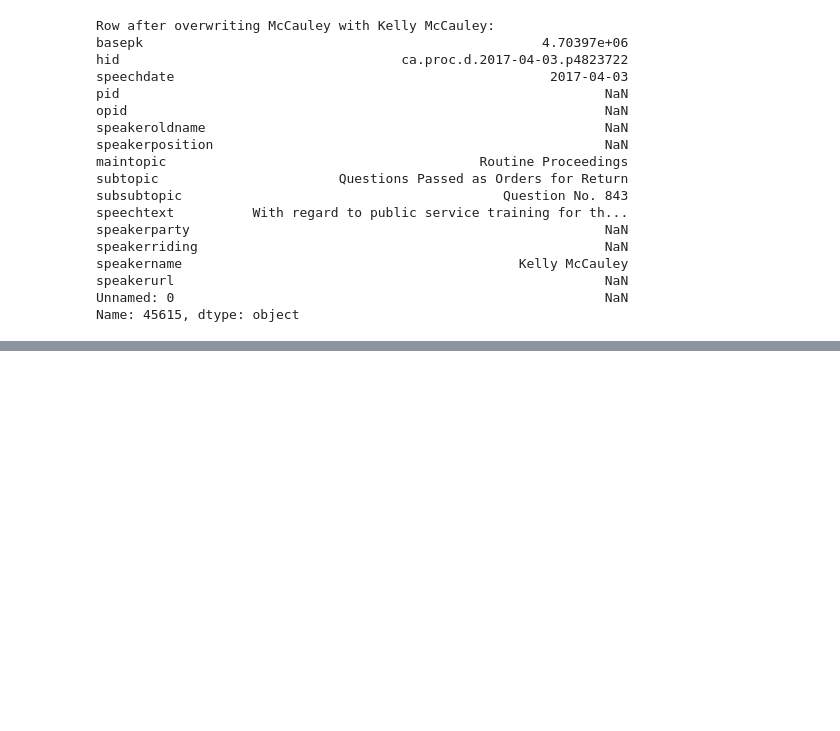
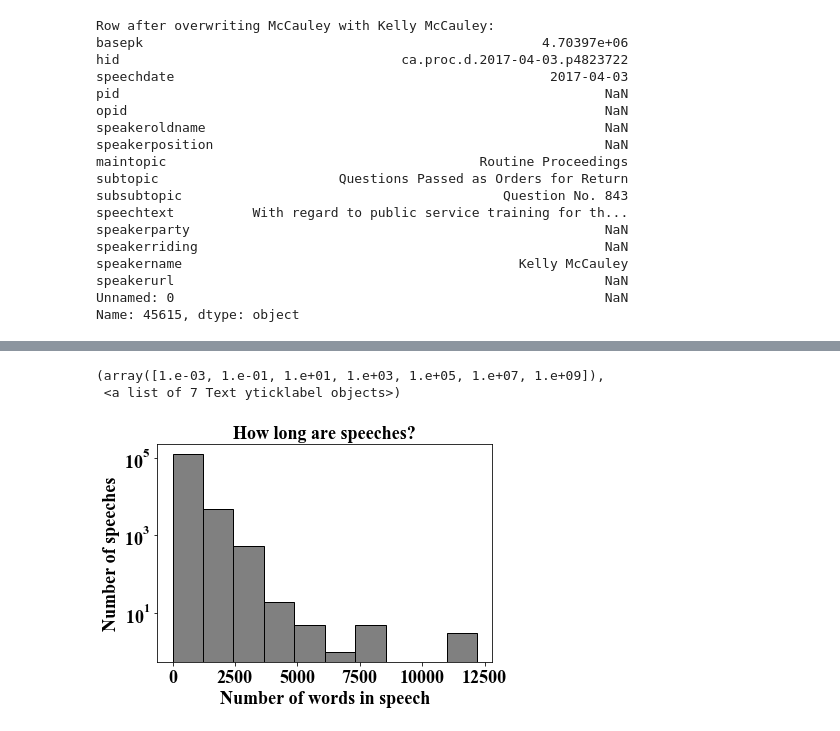
Before and after one commit to jadsaab/ThePoliticker, a Jupyter notebook: notebooks/hansard_data_exploration_and_cleaning.ipynb, the cells around one changed output, grey strips where cells are left out. Saved outputs shown, nothing was run; the diff lists cells and outputs as text; code cells hidden in the pictures; blank space fills up the shorter version.

Commit message:
Added more  data exploration plots

```diff
--- a/notebooks/hansard_data_exploration_and_cleaning.ipynb
+++ b/notebooks/hansard_data_exploration_and_cleaning.ipynb
@@ -444,0 +513,23 @@ df.to_pickle('../../data/hansard_cleaned.pkl')
+# %%
+# Count words per speech
+num_words = []
+for i in range(len(df['speechtext'])):
+    num_words.append(len(df['speechtext'][i].split(' ')))
+# %%
+# Plot histogram of speech lengths
+fontsize_major = 18
+fontsize_minor = 18
+fontname = 'Times New Roman'
+
+plt.hist(num_words, edgecolor = 'black', color='grey')
+plt.yscale('log', nonposy='clip')
+plt.xlabel('Number of words in speech', fontsize=fontsize_minor, fontname=fontname)
+plt.ylabel('Number of speeches', fontsize=fontsize_minor, fontname=fontname)
+plt.title('How long are speeches?', fontsize=fontsize_major, fontname=fontname)
+plt.tick_params(axis='both', which='major', labelsize=fontsize_minor)
+plt.xticks(fontname=fontname)
+plt.yticks(fontname=fontname)
+# %% [output]
+(array([1.e-03, 1.e-01, 1.e+01, 1.e+03, 1.e+05, 1.e+07, 1.e+09]),
+ <a list of 7 Text yticklabel objects>)
+[figure, added]
```
Also changed, not shown: parts of 13 cells of this notebook.
